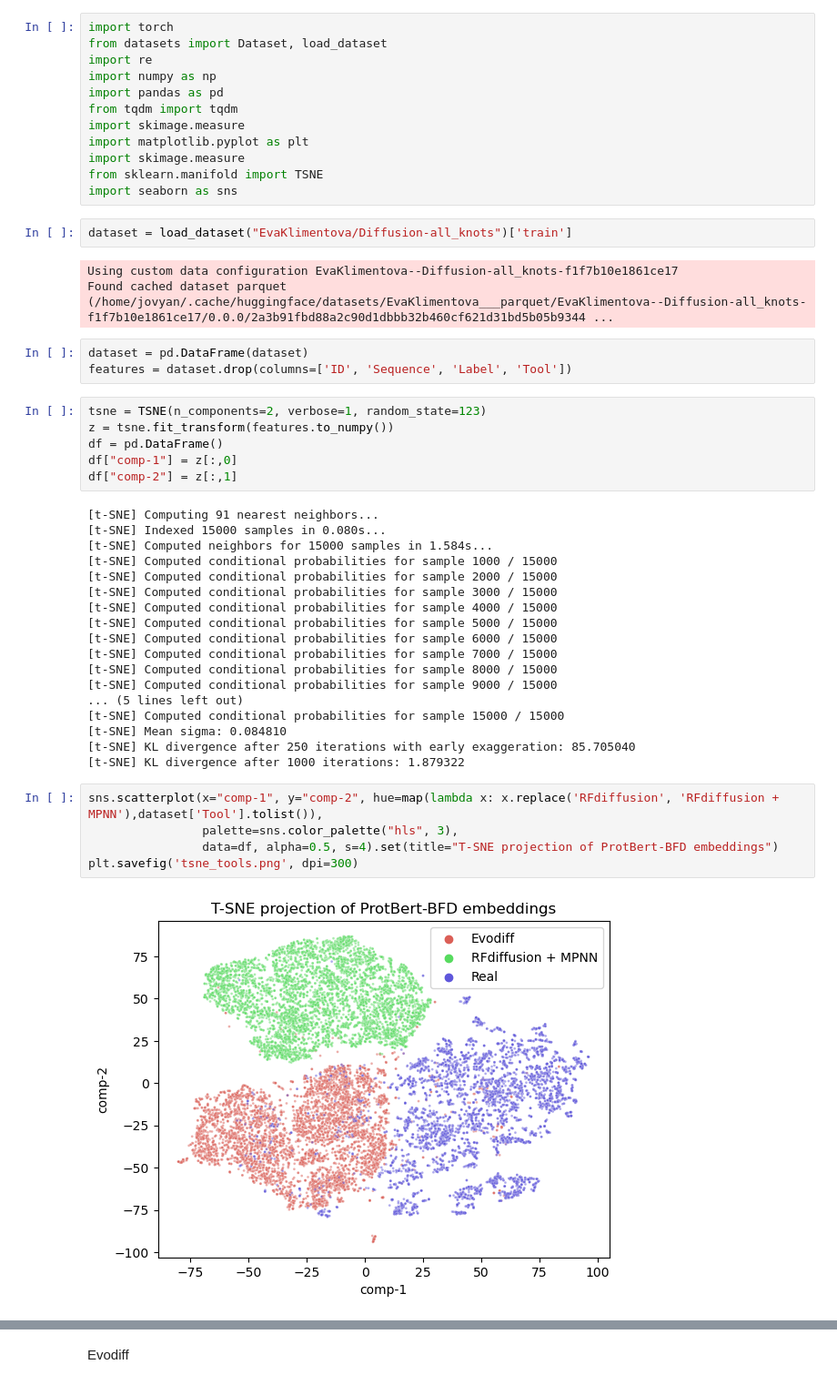
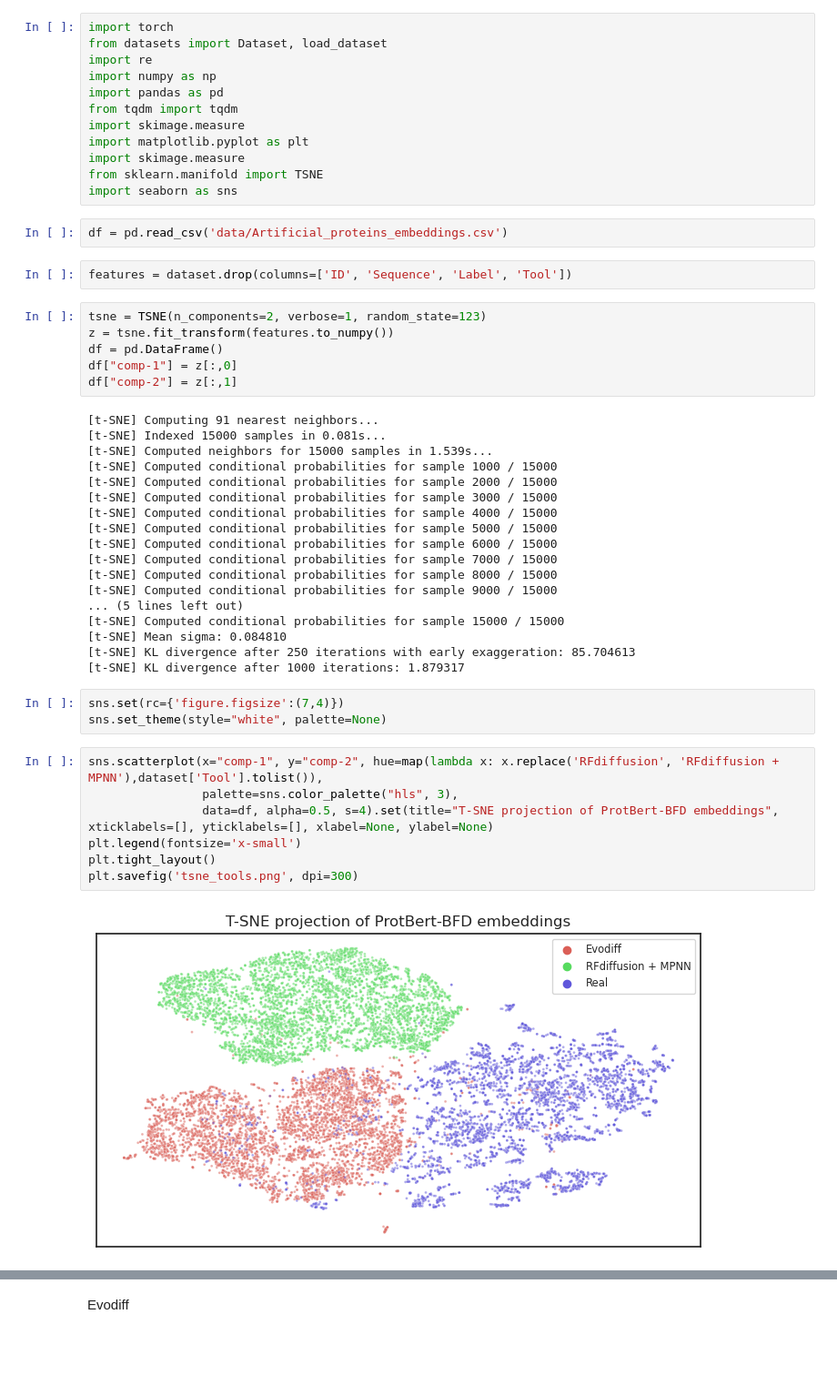
Before and after one commit to simecek/ArtificialKnottedProteinsPaper, a Jupyter notebook: figures/Figure_4.ipynb, the cells around one changed output, grey strips where cells are left out. Shown at 91% size. Drawn from its saved outputs; the diff is of its cells as text; blank space fills up the shorter version.

```diff
--- a/figures/Figure_4.ipynb
+++ b/figures/Figure_4.ipynb
@@ -12,13 +12,9 @@ import matplotlib.pyplot as plt
 import skimage.measure
 from sklearn.manifold import TSNE
 import seaborn as sns
-# %%
-dataset = load_dataset("EvaKlimentova/Diffusion-all_knots")['train']
-# %% [output]
-Using custom data configuration EvaKlimentova--Diffusion-all_knots-f1f7b10e1861ce17
-Found cached dataset parquet (/home/jovyan/.cache/huggingface/datasets/EvaKlimentova___parquet/EvaKlimentova--Diffusion-all_knots-f1f7b10e1861ce17/0.0.0/2a3b91fbd88a2c90d1dbbb32b460cf621d31bd5b05b9344 ...
+# %%
+df = pd.read_csv('data/Artificial_proteins_embeddings.csv')
 # %%
-dataset = pd.DataFrame(dataset)
 features = dataset.drop(columns=['ID', 'Sequence', 'Label', 'Tool'])
 # %%
 tsne = TSNE(n_components=2, verbose=1, random_state=123)
@@ -28,8 +24,8 @@ df["comp-1"] = z[:,0]
 df["comp-2"] = z[:,1]
 # %% [output]
 [t-SNE] Computing 91 nearest neighbors...
-[t-SNE] Indexed 15000 samples in 0.080s...
-[t-SNE] Computed neighbors for 15000 samples in 1.584s...
+[t-SNE] Indexed 15000 samples in 0.081s...
+[t-SNE] Computed neighbors for 15000 samples in 1.539s...
 [t-SNE] Computed conditional probabilities for sample 1000 / 15000
 [t-SNE] Computed conditional probabilities for sample 2000 / 15000
 [t-SNE] Computed conditional probabilities for sample 3000 / 15000
@@ -42,15 +38,20 @@ df["comp-2"] = z[:,1]
 ... (5 lines left out)
 [t-SNE] Computed conditional probabilities for sample 15000 / 15000
 [t-SNE] Mean sigma: 0.084810
-[t-SNE] KL divergence after 250 iterations with early exaggeration: 85.705040
-[t-SNE] KL divergence after 1000 iterations: 1.879322
+[t-SNE] KL divergence after 250 iterations with early exaggeration: 85.704613
+[t-SNE] KL divergence after 1000 iterations: 1.879317
+# %%
+sns.set(rc={'figure.figsize':(7,4)})
+sns.set_theme(style="white", palette=None)
 # %%
 sns.scatterplot(x="comp-1", y="comp-2", hue=map(lambda x: x.replace('RFdiffusion', 'RFdiffusion + MPNN'),dataset['Tool'].tolist()),
                 palette=sns.color_palette("hls", 3),
-                data=df, alpha=0.5, s=4).set(title="T-SNE projection of ProtBert-BFD embeddings")
+                data=df, alpha=0.5, s=4).set(title="T-SNE projection of ProtBert-BFD embeddings", xticklabels=[], yticklabels=[], xlabel=None, ylabel=None)
+plt.legend(fontsize='x-small')
+plt.tight_layout()
 plt.savefig('tsne_tools.png', dpi=300)
 # %% [output]
-[figure, old version]
+[figure, new version]
 # %%
 def plot_tsne(features, labels, title='T-SNE projection of embeddings', save=None):
     tsne = TSNE(n_components=2, verbose=1, random_state=123)
```
Also changed, not shown: parts of 4 cells of this notebook, 4 other files.
